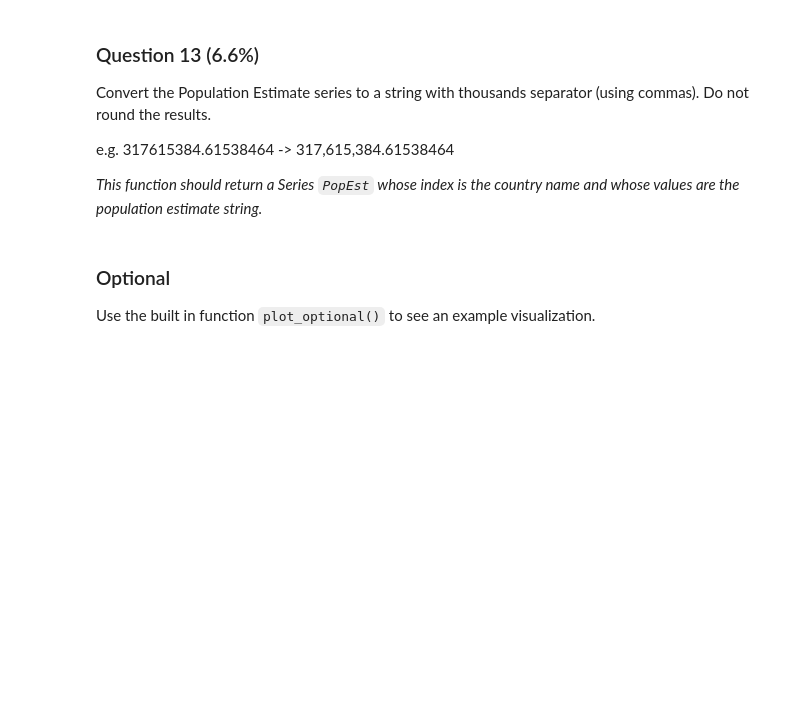
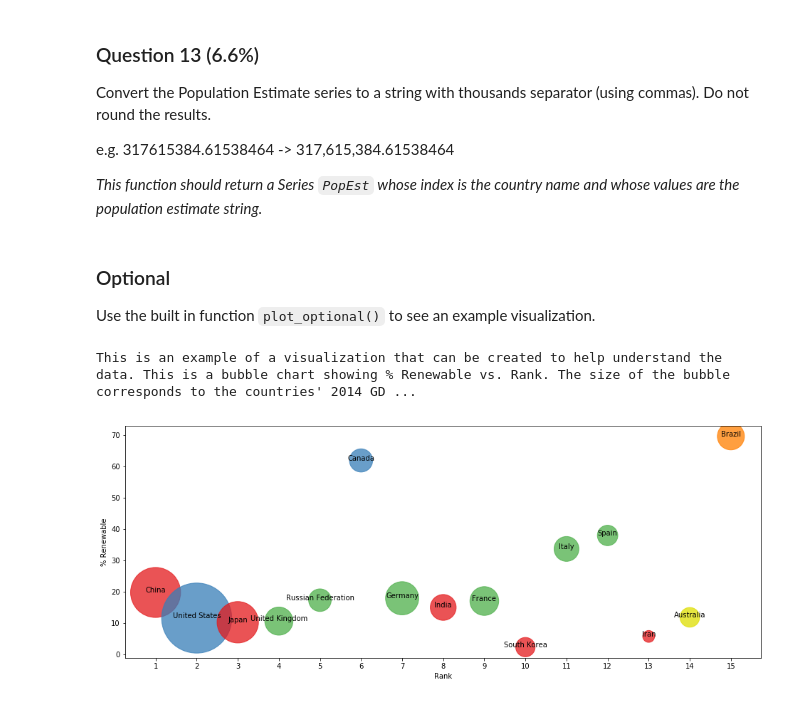
Before and after one commit to syedrafayhashmi/Python, a Jupyter notebook: Applied Data Science With Python Specialization/Introduction to Data Science Course 1/Assignment 3.ipynb, the cells around one changed output. Cells and saved outputs as stored; diff of their text form; code cells hidden in the pictures; blank space fills up the shorter version.

Commit message:
assignment 2

```diff
--- a/Applied Data Science With Python Specialization/Introduction to Data Science Course 1/Assignment 3.ipynb
+++ b/Applied Data Science With Python Specialization/Introduction to Data Science Course 1/Assignment 3.ipynb
@@ -116,0 +78,11 @@ def answer_one():
+# %%
+GDP = pd.read_csv("world_bank.csv", header = 0, skiprows = 4)
+dic2 = {"Korea, Rep.": "South Korea",
+"Iran, Islamic Rep.": "Iran",
+"Hong Kong SAR, China": "Hong Kong"}
+GDP.replace(dic2,inplace = True)
+# %%
+GDP.drop(["Country Code","Indicator Name","Indicator Code"]+[str(x) for x in range(1960,2006)],axis = 1,inplace=True)
+GDP = GDP.rename(columns={'Country Name':'Country'})
+# %%
+ScimEn = pd.read_excel("scimagojr-3.xlsx")
@@ -116,0 +91,5 @@ def answer_one():
+# %%
+def answer_one():
+    new_df = pd.merge(pd.merge(ScimEn.iloc[0:15],energy,how = "inner"),GDP,how = "inner")
+    return new_df.set_index("Country")
+print(answer_one())
@@ -294,4 +361,7 @@ def plot_optional():
 This is a bubble chart showing % Renewable vs. Rank. The size of the bubble corresponds to the countries' \
 2014 GDP, and the color corresponds to the continent.")
 # %%
-#plot_optional() # Be sure to comment out plot_optional() before submitting the assignment!
+plot_optional() # Be sure to comment out plot_optional() before submitting the assignment!
+# %% [output]
+This is an example of a visualization that can be created to help understand the data. This is a bubble chart showing % Renewable vs. Rank. The size of the bubble corresponds to the countries' 2014 GD ...
+[figure, added]
```
Also changed, not shown: parts of 22 cells of this notebook.
